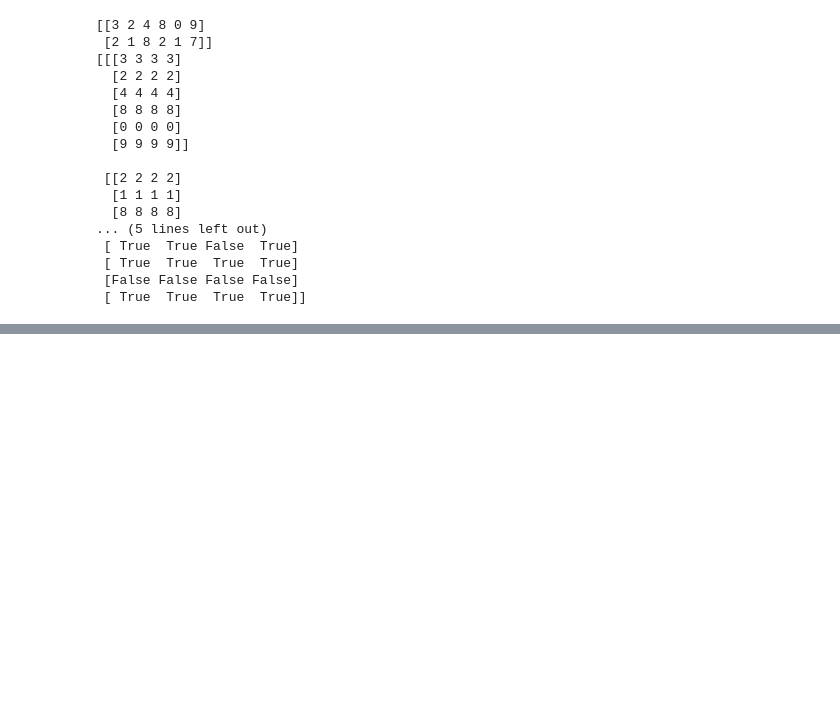
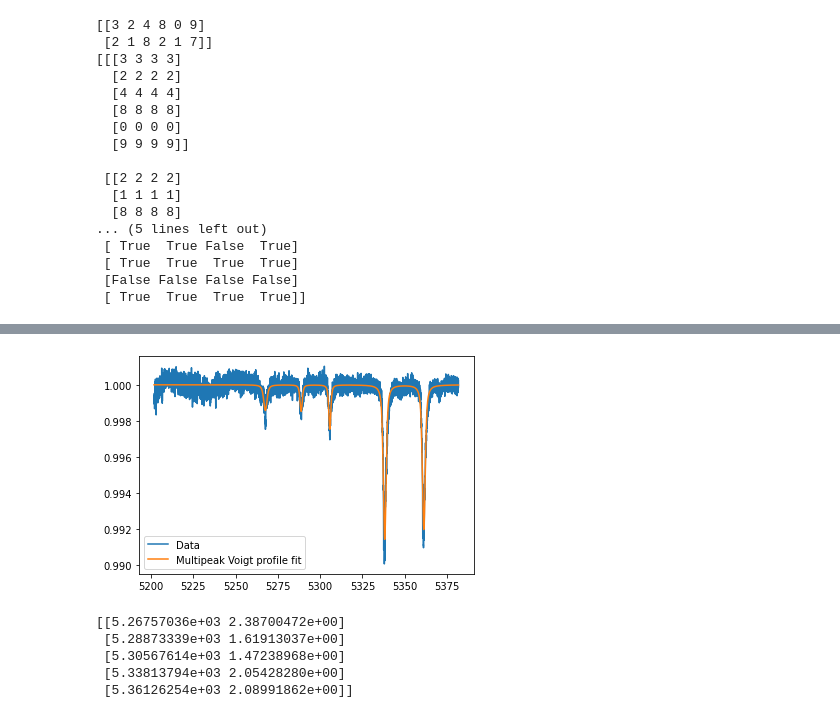
Before and after one commit to jancami/edibles, a Jupyter notebook: edibles/utils/Harshit/stackingFunctions.ipynb, the cells around one changed output, grey strips where cells are left out. Saved outputs shown, nothing was run; the diff lists cells and outputs as text; code cells hidden in the pictures; blank space fills up the shorter version.

```diff
--- a/edibles/utils/Harshit/stackingFunctions.ipynb
+++ b/edibles/utils/Harshit/stackingFunctions.ipynb
@@ -299,0 +413,27 @@ nonNormalisedLinearStacker(data5000, peakParam)
+# %%
+pParRaw = voigtMultiPeakNG(data5000, 5, 0.0002402523653397399)
+# %% [output]
+[figure, added]
+# %%
+pPar = np.zeros((5,2))
+#print(pParRaw)
+
+pPar[0, 0] = pParRaw['Centre1']
+pPar[1, 0] = pParRaw['Centre2']
+pPar[2, 0] = pParRaw['Centre3']
+pPar[3, 0] = pParRaw['Centre4']
+pPar[4, 0] = pParRaw['Centre5']
+
+pPar[0, 1] = pParRaw['FWHM1']
+pPar[1, 1] = pParRaw['FWHM2']
+pPar[2, 1] = pParRaw['FWHM3']
+pPar[3, 1] = pParRaw['FWHM4']
+pPar[4, 1] = pParRaw['FWHM5']
+
+print(pPar)
+# %% [output]
+[[5.26757036e+03 2.38700472e+00]
+ [5.28873339e+03 1.61913037e+00]
+ [5.30567614e+03 1.47238968e+00]
+ [5.33813794e+03 2.05428280e+00]
+ [5.36126254e+03 2.08991862e+00]]
```
Also changed, not shown: parts of 5 cells of this notebook, 4 other files.
